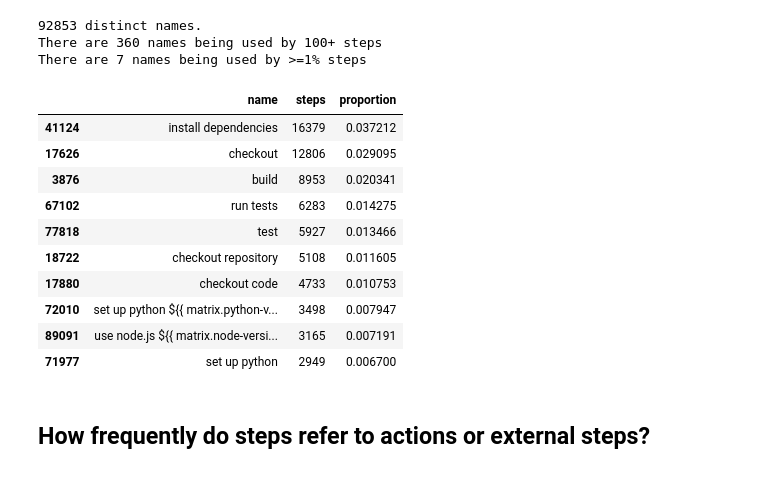
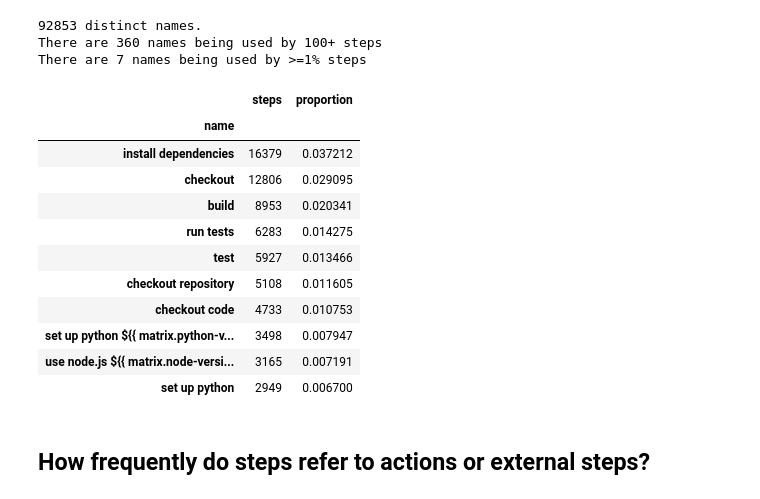
Before and after one commit to AlexandreDecan/secos-gha, a Jupyter notebook: notebooks/Data exploration.ipynb, the cells around one changed output. Saved outputs shown, nothing was run; the diff lists cells and outputs as text; code cells hidden in the pictures.

```diff
--- a/notebooks/Data exploration.ipynb
+++ b/notebooks/Data exploration.ipynb
@@ -44,8 +44,16 @@ df_repo = (
 )
 df_workflows = pd.read_csv('../data/workflows.csv.gz')
 df_jobs = pd.read_csv('../data/jobs.csv.gz')
-df_steps = pd.read_csv('../data/steps.csv.gz')
-df_actions = pd.read_csv('../data/actions.csv.gz')
+df_steps = (
+    pd.read_csv('../data/steps.csv.gz')
+    .assign(uses=lambda d: d.uses.str.lower())
+)
+df_actions = (
+    pd.read_csv('../data/actions.csv.gz')
+    .assign(action=lambda d: d.action.str.lower())
+    .assign(repository=lambda d: d.repository.str.lower())
+    .drop_duplicates('repository')
+)
 # %%
 print(len(df_all_repo), 'repositories')
 print(len(df_repo), 'repositories with workflows')
@@ -965,21 +993,23 @@ There are 7 names being used by >=1% steps
 # %%
 (
     data
     .sort_values('steps', ascending=False)
     .head(10)
+    .set_index('name')
 )
 # %% [output]
-|  | name | steps | proportion |
-| 41124 | install dependencies | 16379 | 0.037212 |
-| 17626 | checkout | 12806 | 0.029095 |
-| 3876 | build | 8953 | 0.020341 |
-| 67102 | run tests | 6283 | 0.014275 |
-| 77818 | test | 5927 | 0.013466 |
-| 18722 | checkout repository | 5108 | 0.011605 |
-| 17880 | checkout code | 4733 | 0.010753 |
-| 72010 | set up python ${{ matrix.python-v... | 3498 | 0.007947 |
-| 89091 | use node.js ${{ matrix.node-versi... | 3165 | 0.007191 |
-| 71977 | set up python | 2949 | 0.006700 |
+|  | steps | proportion |
+| name |  |  |
+| install dependencies | 16379 | 0.037212 |
+| checkout | 12806 | 0.029095 |
+| build | 8953 | 0.020341 |
+| run tests | 6283 | 0.014275 |
+| test | 5927 | 0.013466 |
+| checkout repository | 5108 | 0.011605 |
+| checkout code | 4733 | 0.010753 |
+| set up python ${{ matrix.python-v... | 3498 | 0.007947 |
+| use node.js ${{ matrix.node-versi... | 3165 | 0.007191 |
+| set up python | 2949 | 0.006700 |
 # %% [markdown]
 ## How frequently do steps refer to actions or external steps?
 # %% [markdown]
```
Also changed, not shown: parts of 23 cells of this notebook, 2 other files.
